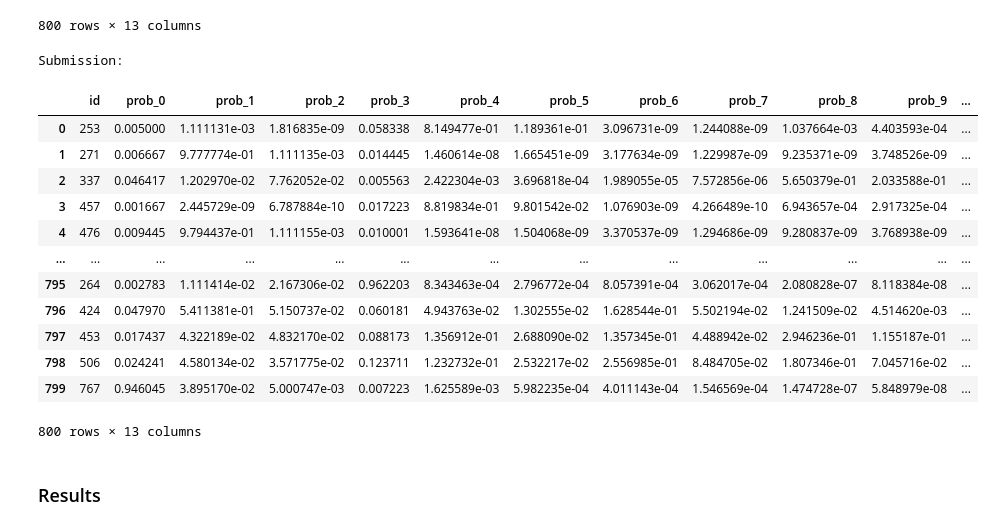
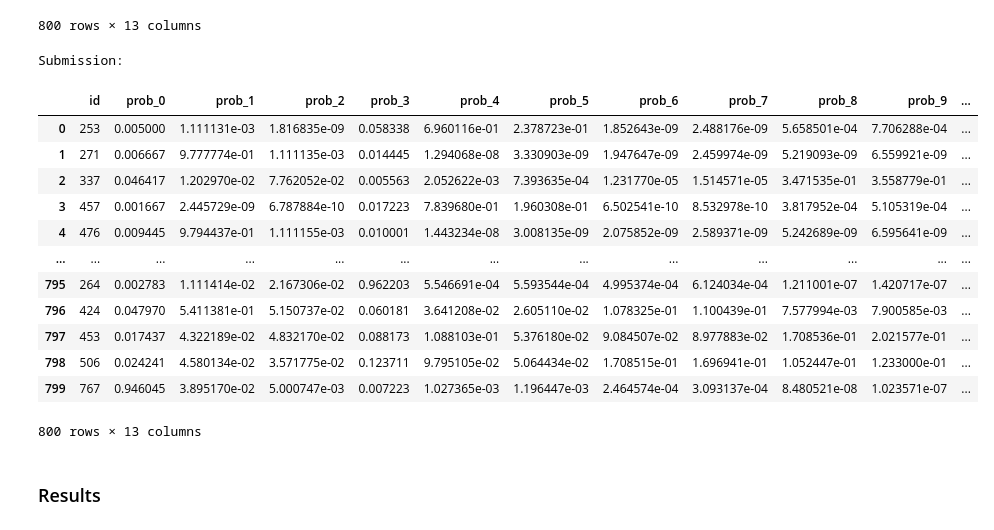
Before and after one commit to Andreavisi1/Challenge_B1_PHM_North_America_2023, a Jupyter notebook: main.ipynb, the cells around one changed output. Drawn from its saved outputs; the diff is of its cells as text; code cells hidden in the pictures.

```diff
--- a/main.ipynb
+++ b/main.ipynb
@@ -390,32 +390,32 @@ Submission:
 # %%
 import utils.submission_generator
 importlib.reload(utils.submission_generator)
 from utils.submission_generator import SubmissionGenerator
 
 generator = SubmissionGenerator()
 submission_df, info = generator.create_submission_simple(
-     X_tr, y_tr, X_te, test_df, best_model, conf_thresh=0.5, contamination=0.05, alpha=0.3
+     X_tr, y_tr, X_te, test_df, best_model, conf_thresh=0.5, contamination=0.05, alpha=0.6
  )
 
 # -------------------------
 # Risultati
 # -------------------------
 print("Submission:")
 submission_df
 # %% [output]
 Submission:
 |  | id | prob_0 | prob_1 | prob_2 | prob_3 | prob_4 | prob_5 | prob_6 | prob_7 | prob_8 | prob_9 | ... |
-| 0 | 253 | 0.005000 | 1.111131e-03 | 1.816835e-09 | 0.058338 | 8.149477e-01 | 1.189361e-01 | 3.096731e-09 | 1.244088e-09 | 1.037664e-03 | 4.403593e-04 | ... |
-| 1 | 271 | 0.006667 | 9.777774e-01 | 1.111135e-03 | 0.014445 | 1.460614e-08 | 1.665451e-09 | 3.177634e-09 | 1.229987e-09 | 9.235371e-09 | 3.748526e-09 | ... |
-| 2 | 337 | 0.046417 | 1.202970e-02 | 7.762052e-02 | 0.005563 | 2.422304e-03 | 3.696818e-04 | 1.989055e-05 | 7.572856e-06 | 5.650379e-01 | 2.033588e-01 | ... |
-| 3 | 457 | 0.001667 | 2.445729e-09 | 6.787884e-10 | 0.017223 | 8.819834e-01 | 9.801542e-02 | 1.076903e-09 | 4.266489e-10 | 6.943657e-04 | 2.917325e-04 | ... |
-| 4 | 476 | 0.009445 | 9.794437e-01 | 1.111155e-03 | 0.010001 | 1.593641e-08 | 1.504068e-09 | 3.370537e-09 | 1.294686e-09 | 9.280837e-09 | 3.768938e-09 | ... |
+| 0 | 253 | 0.005000 | 1.111131e-03 | 1.816835e-09 | 0.058338 | 6.960116e-01 | 2.378723e-01 | 1.852643e-09 | 2.488176e-09 | 5.658501e-04 | 7.706288e-04 | ... |
+| 1 | 271 | 0.006667 | 9.777774e-01 | 1.111135e-03 | 0.014445 | 1.294068e-08 | 3.330903e-09 | 1.947647e-09 | 2.459974e-09 | 5.219093e-09 | 6.559921e-09 | ... |
+| 2 | 337 | 0.046417 | 1.202970e-02 | 7.762052e-02 | 0.005563 | 2.052622e-03 | 7.393635e-04 | 1.231770e-05 | 1.514571e-05 | 3.471535e-01 | 3.558779e-01 | ... |
+| 3 | 457 | 0.001667 | 2.445729e-09 | 6.787884e-10 | 0.017223 | 7.839680e-01 | 1.960308e-01 | 6.502541e-10 | 8.532978e-10 | 3.817952e-04 | 5.105319e-04 | ... |
+| 4 | 476 | 0.009445 | 9.794437e-01 | 1.111155e-03 | 0.010001 | 1.443234e-08 | 3.008135e-09 | 2.075852e-09 | 2.589371e-09 | 5.242689e-09 | 6.595641e-09 | ... |
 | ... | ... | ... | ... | ... | ... | ... | ... | ... | ... | ... | ... | ... |
-| 795 | 264 | 0.002783 | 1.111414e-02 | 2.167306e-02 | 0.962203 | 8.343463e-04 | 2.796772e-04 | 8.057391e-04 | 3.062017e-04 | 2.080828e-07 | 8.118384e-08 | ... |
-| 796 | 424 | 0.047970 | 5.411381e-01 | 5.150737e-02 | 0.060181 | 4.943763e-02 | 1.302555e-02 | 1.628544e-01 | 5.502194e-02 | 1.241509e-02 | 4.514620e-03 | ... |
-| 797 | 453 | 0.017437 | 4.322189e-02 | 4.832170e-02 | 0.088173 | 1.356912e-01 | 2.688090e-02 | 1.357345e-01 | 4.488942e-02 | 2.946236e-01 | 1.155187e-01 | ... |
-| 798 | 506 | 0.024241 | 4.580134e-02 | 3.571775e-02 | 0.123711 | 1.232732e-01 | 2.532217e-02 | 2.556985e-01 | 8.484705e-02 | 1.807346e-01 | 7.045716e-02 | ... |
-| 799 | 767 | 0.946045 | 3.895170e-02 | 5.000747e-03 | 0.007223 | 1.625589e-03 | 5.982235e-04 | 4.011143e-04 | 1.546569e-04 | 1.474728e-07 | 5.848979e-08 | ... |
+| 795 | 264 | 0.002783 | 1.111414e-02 | 2.167306e-02 | 0.962203 | 5.546691e-04 | 5.593544e-04 | 4.995374e-04 | 6.124034e-04 | 1.211001e-07 | 1.420717e-07 | ... |
+| 796 | 424 | 0.047970 | 5.411381e-01 | 5.150737e-02 | 0.060181 | 3.641208e-02 | 2.605110e-02 | 1.078325e-01 | 1.100439e-01 | 7.577994e-03 | 7.900585e-03 | ... |
+| 797 | 453 | 0.017437 | 4.322189e-02 | 4.832170e-02 | 0.088173 | 1.088103e-01 | 5.376180e-02 | 9.084507e-02 | 8.977883e-02 | 1.708536e-01 | 2.021577e-01 | ... |
+| 798 | 506 | 0.024241 | 4.580134e-02 | 3.571775e-02 | 0.123711 | 9.795105e-02 | 5.064434e-02 | 1.708515e-01 | 1.696941e-01 | 1.052447e-01 | 1.233000e-01 | ... |
+| 799 | 767 | 0.946045 | 3.895170e-02 | 5.000747e-03 | 0.007223 | 1.027365e-03 | 1.196447e-03 | 2.464574e-04 | 3.093137e-04 | 8.480521e-08 | 1.023571e-07 | ... |
 800 rows × 13 columns
 # %% [markdown]
 ### Results
```
Also changed, not shown: parts of 1 cell of this notebook, 1 other file.
